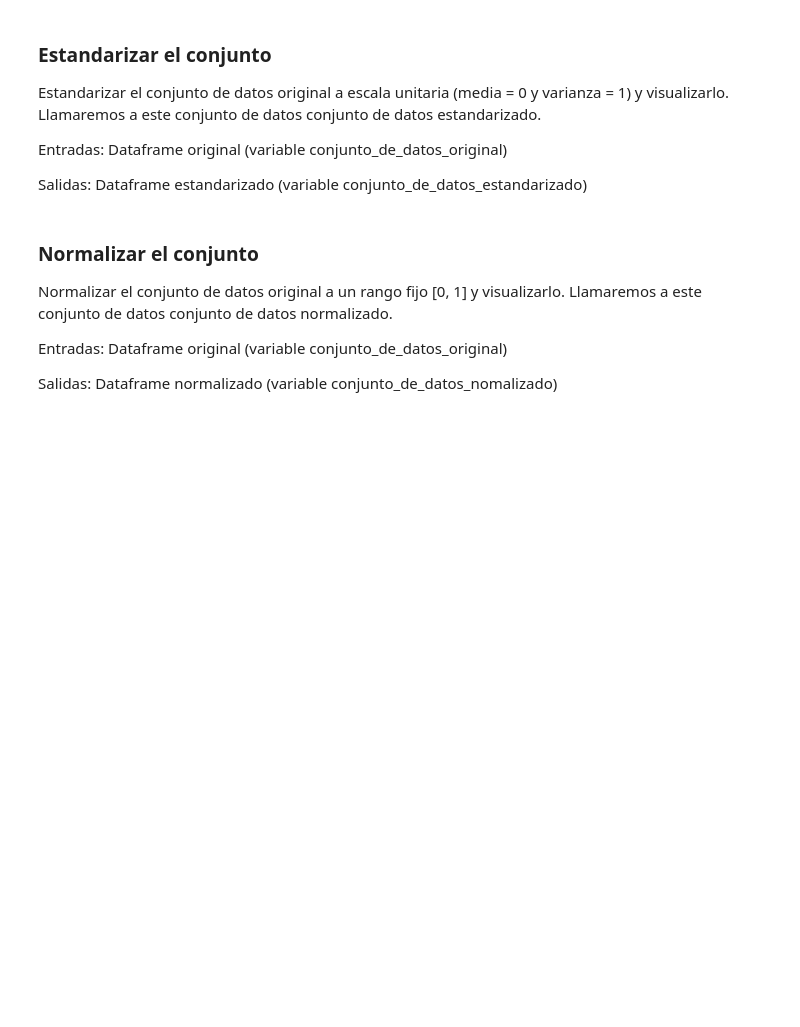
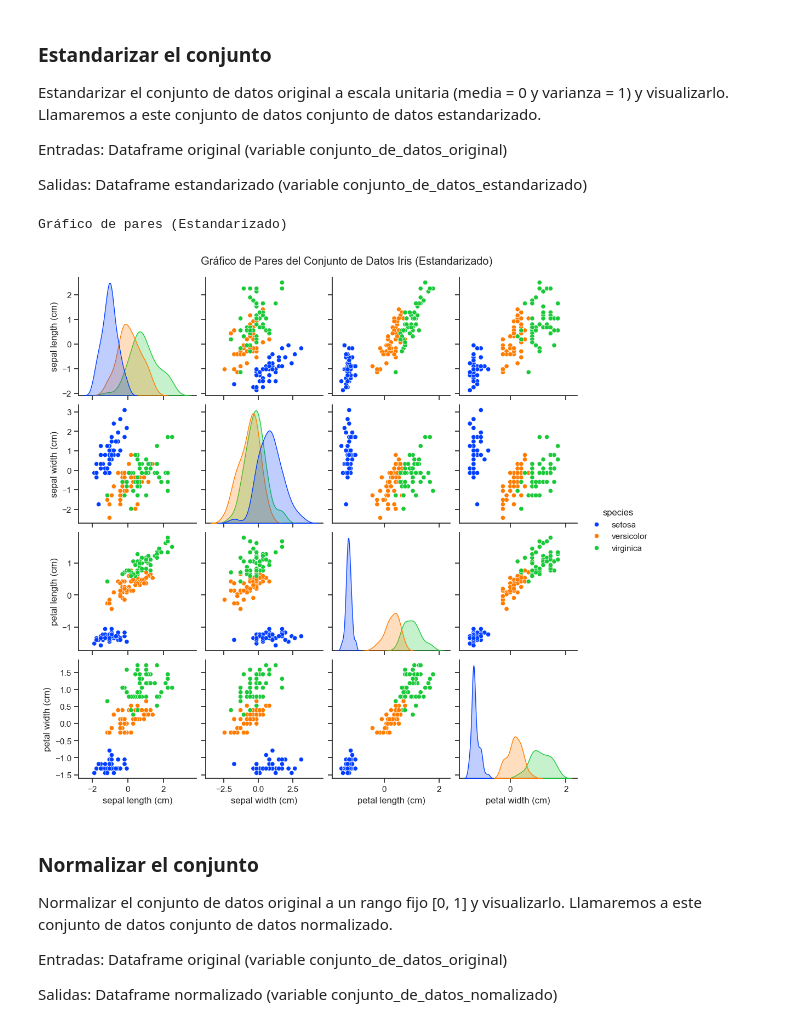
Before and after one commit to alraro/Practicas-Aprendizaje-Automatico, a Jupyter notebook: src/Practica2/setup.ipynb, the cells around one changed output. Drawn from its saved outputs; the diff is of its cells as text; code cells hidden in the pictures; blank space fills up the shorter version.

```diff
--- a/src/Practica2/setup.ipynb
+++ b/src/Practica2/setup.ipynb
@@ -58,34 +58,37 @@ Salidas: Dataframe estandarizado (variable conjunto_de_datos_estandarizado)
 # %%
 #Primeramente, debemos realizar una selección de características para reducir la dimensionalidad del conjunto de datos.
 from sklearn.preprocessing import StandardScaler
 
 # Separamos las características y la variable objetivo
 X = conjunto_de_datos_original[iris.feature_names]     # Tomamos solo las columnas de características
 y = conjunto_de_datos_original['target']               # Tomamos la columna de la variable objetivo
 
 # Estandarizamos y transformamos las 4 características originales
 scaler = StandardScaler()
 X_scaled = scaler.fit_transform(X)                     # Calcula la media y la desviación estándar
 
 # Reconstruimos el DataFrame con las características estandarizadas
 conjunto_de_datos_estandarizados = pd.DataFrame(data=X_scaled, columns=iris.feature_names)
 
-# Añadimos la columna 'Especies' para poder usarla en la visualización
-conjunto_de_datos_estandarizados['Especies'] = conjunto_de_datos_original['Especies']
+# Añadimos la columna 'species' para poder usarla en la visualización
+conjunto_de_datos_estandarizados['species'] = conjunto_de_datos_original['species']
 
 # Visualizamos el conjunto de datos estandarizado
 print("Gráfico de pares (Estandarizado)")
 sns.set_theme(style="ticks")                    # Configurar el estilo de Seaborn
 
 pair_plot_scaled = sns.pairplot(
     conjunto_de_datos_estandarizados,
-    hue='Especies',                             # Colorear puntos por especie
+    hue='species',                             # Colorear puntos por especie
     palette='bright',
     vars=iris.feature_names                     # Seleccionar solo las 4 columnas de características
 )
 
 pair_plot_scaled.figure.suptitle("Gráfico de Pares del Conjunto de Datos Iris (Estandarizado)", y=1.02)
 plt.show()
+# %% [output]
+Gráfico de pares (Estandarizado)
+[figure, added]
 # %% [markdown]
 ### Normalizar el conjunto
 Normalizar el conjunto de datos original a un rango fijo [0, 1] y visualizarlo. Llamaremos a este conjunto de datos conjunto de datos normalizado.
```
